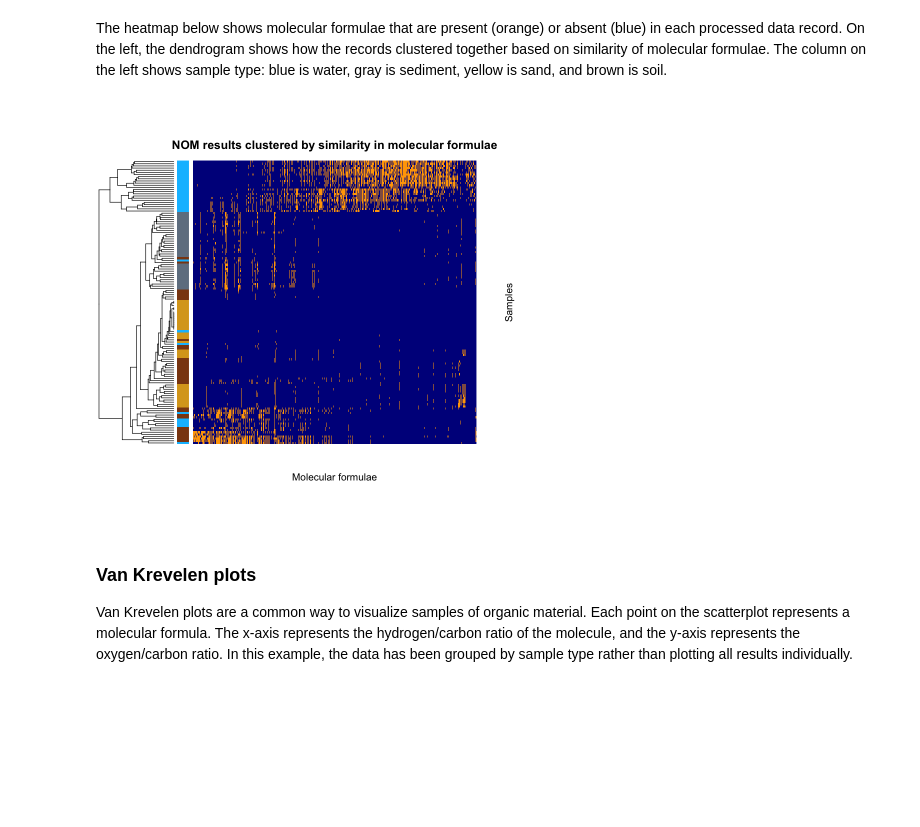
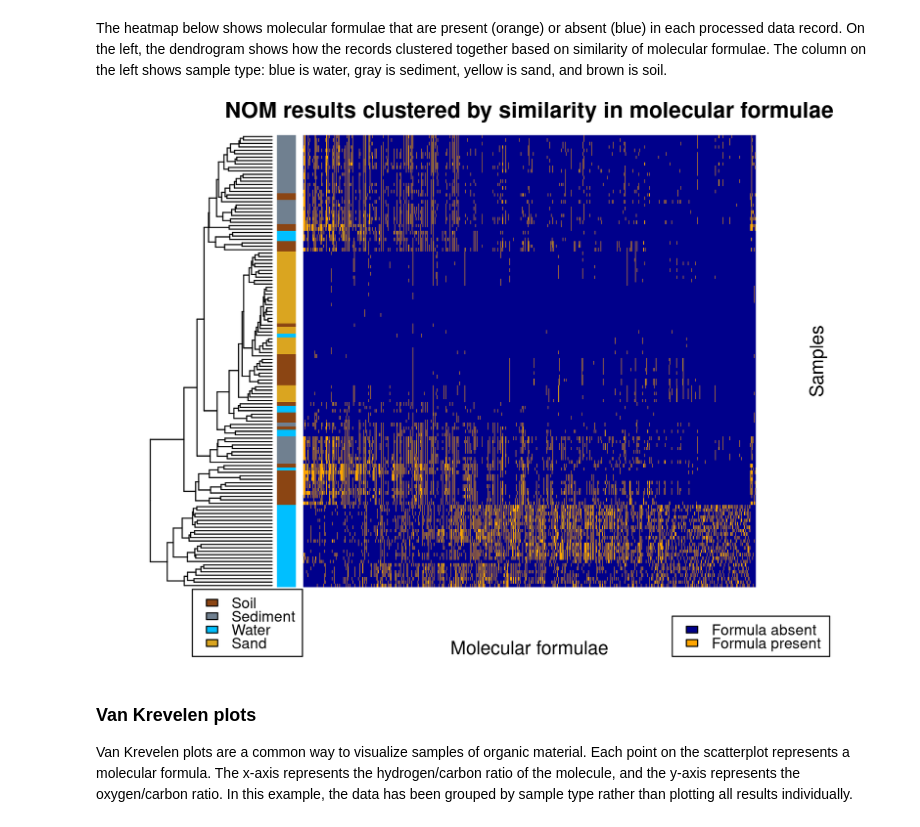
Before and after one commit to microbiomedata/nmdc_notebooks, a Jupyter notebook: NOM_visualizations/R/NOM_R_notebook.ipynb, the cells around one changed output. Drawn from its saved outputs; the diff is of its cells as text; code cells hidden in the pictures; blank space fills up the shorter version.

Commit message:
address comments, improve plots

```diff
--- a/NOM_visualizations/R/NOM_R_notebook.ipynb
+++ b/NOM_visualizations/R/NOM_R_notebook.ipynb
@@ -310,7 +387,7 @@ Note that this step is the most time-consuming; it may take up to 40 minutes.
 # %%
 processed_data_csvs <- data.frame(data_object_url = nom_objects_joined_labeled$dobj.url) %>%
   filter(!is.na(data_object_url)) %>%
-  mutate(csv_nested = lapply(data_object_url, read.csv))
+  mutate(csv_nested = lapply(data_object_url, read_csv, show_col_types = FALSE, name_repair = make.names))
 # %% [markdown]
 The results table contains a lot of information. In this notebook, we are going to use the confidence score, molecular formula assignment, hydrogen/carbon ratio, and oxygen/carbon ratio columns.
 # %%
@@ -358,14 +445,14 @@ Confidence Score: The NMDC NOM workflow is based off of the CoreMS package, whic
 # Extract relevant columns and calculate some statistics for the processed data
 processed_data_qc <- processed_data_csvs %>%
 
-  mutate(unassigned_count   = vapply(csv_nested, function(x) sum((x$Molecular.Formula == "")),
+  mutate(unassigned_count  = vapply(csv_nested, function(x) sum(is.na(x$Molecular.Formula)),
                                      FUN.VALUE = 1, USE.NAMES = FALSE),
 
-         assigned_count     = vapply(csv_nested, function(x) sum((x$Molecular.Formula != "")),
+         assigned_count    = vapply(csv_nested, function(x) sum(!is.na(x$Molecular.Formula)),
                                      FUN.VALUE = 1, USE.NAMES = FALSE),
 
-         assigned_perc      = assigned_count / (unassigned_count + assigned_count),
+         assigned_perc     = assigned_count / (unassigned_count + assigned_count),
 
-         confidence_scores  = lapply(csv_nested, function(x) x$Confidence.Score))
+         confidence_scores = lapply(csv_nested, function(x) x$Confidence.Score))
 # %%
 ggplot(processed_data_qc) +
@@ -400,7 +481,7 @@ processed_data_qc <- processed_data_qc %>%
   filter(assigned_perc > 0.3) %>%
 
   # Within data, filter out rows with low confidence score
-  mutate(csv_nested = lapply(csv_nested, function(x) filter(x, Confidence.Score > 0.75))) %>%
+  mutate(csv_nested = lapply(csv_nested, function(x) filter(x, Confidence.Score > 0.3))) %>%
 
   # Now that filtering is done, extract the rest of the data we want
   mutate(molecular_formulae = lapply(csv_nested, function(x) x$Molecular.Formula),
@@ -472,15 +553,15 @@ One way to visualize similarities between samples is to investigate their shared
 # Rows are processed data (results data tables)
 # Columns are molecular formulae
 
-holder <- matrix(, nrow = nrow(samples_for_heatmap), ncol = length(filtered_formulae))
+formula_presence <- matrix(, nrow = nrow(samples_for_heatmap), ncol = length(filtered_formulae))
 
 for (i in 1:nrow(samples_for_heatmap)) {
-  holder[i,] <- ifelse(filtered_formulae %in% samples_for_heatmap$molecular_formulae[[i]],
+  formula_presence[i,] <- ifelse(filtered_formulae %in% samples_for_heatmap$molecular_formulae[[i]],
                        1, 0)
 }
 
-rownames(holder) <- samples_for_heatmap$data_object_url
-colnames(holder) <- filtered_formulae
+rownames(formula_presence) <- samples_for_heatmap$data_object_url
+colnames(formula_presence) <- filtered_formulae
 # %% [markdown]
 We will also construct a colored sidebar indicating which sample type each results row comes from. This will help visualize whether or not sample types cluster together.
 # %%
@@ -493,15 +574,24 @@ sample_type_color_vec <- case_when(
 # %% [markdown]
 The heatmap below shows molecular formulae that are present (orange) or absent (blue) in each processed data record. On the left, the dendrogram shows how the records clustered together based on similarity of molecular formulae. The column on the left shows sample type: blue is water, gray is sediment, yellow is sand, and brown is soil.
 # %%
-heatmap(holder, Colv = NA, RowSideColors = sample_type_color_vec,
+options(repr.plot.width = 7, repr.plot.height = 5, repr.plot.res = 250)
+par(xpd = TRUE)
+
+heatmap(formula_presence, Colv = NA, RowSideColors = sample_type_color_vec,
         labRow = FALSE, labCol = FALSE, scale = "none",
         main = "NOM results clustered by similarity in molecular formulae",
         xlab = "Molecular formulae",
         ylab = "Samples",
         keep.dendro = FALSE,
         col = c("darkblue", "orange"))
+
+par(cex = 0.8)
+
+legend(x = "bottomright", legend = c("Formula absent", "Formula present"), fill = c("darkblue", "orange"), inset = c(0, -0.2))
+
+legend(x = "bottomleft", legend = c("Soil", "Sediment", "Water", "Sand"), fill = c("saddlebrown", "slategray", "deepskyblue", "goldenrod"), inset = c(0, -0.2))
 # %% [output]
-[figure, old version]
+[figure, new version]
 # %% [markdown]
 ### Van Krevelen plots
 
```
Also changed, not shown: parts of 26 cells of this notebook, 1 other file.
